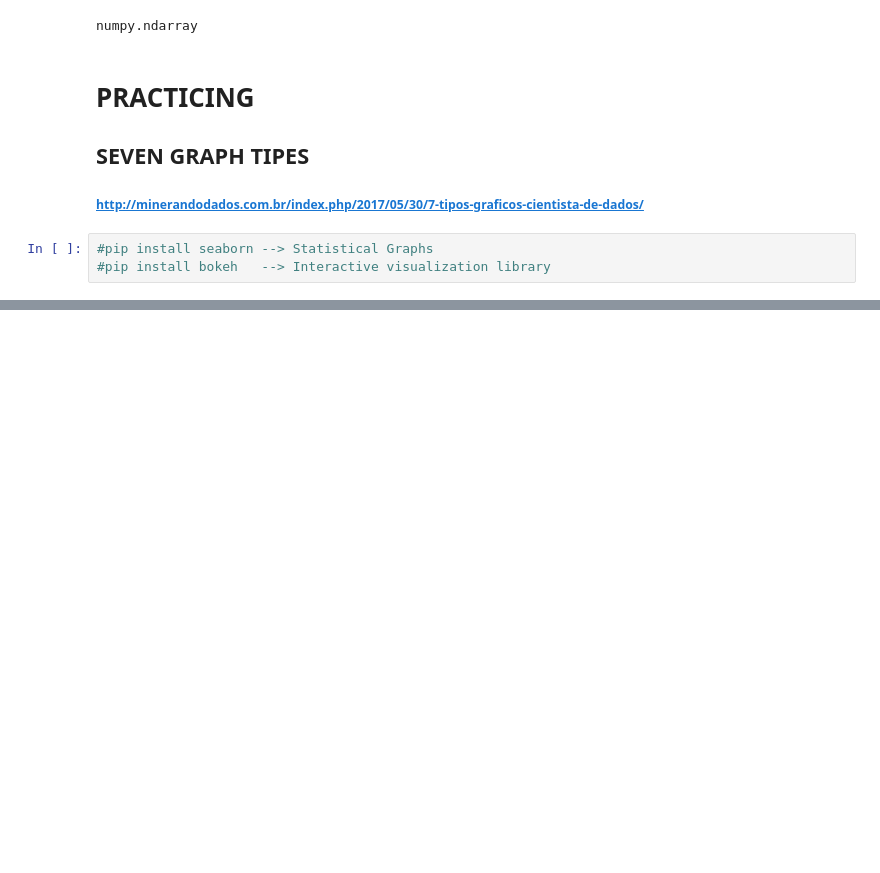
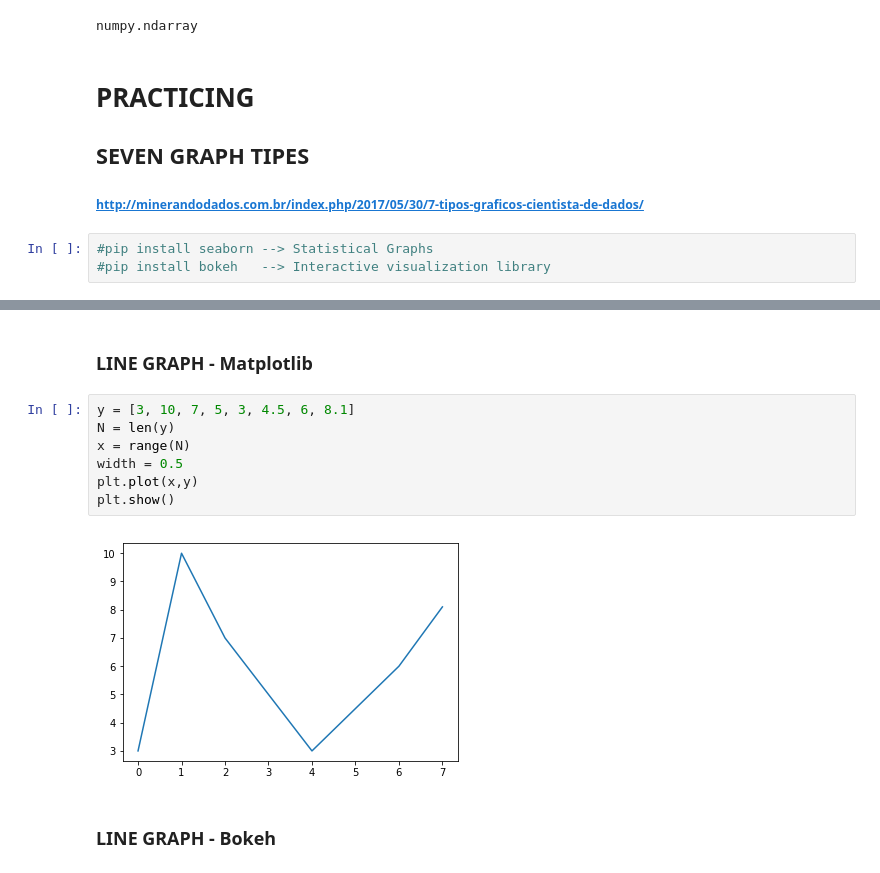
Before and after one commit to suemarsouza/Study, a Jupyter notebook: Numpy_Pandas_Matplotlib.ipynb, the cells around one changed output, grey strips where cells are left out. Cells and saved outputs as stored; diff of their text form; blank space fills up the shorter version.

```diff
--- a/Numpy_Pandas_Matplotlib.ipynb
+++ b/Numpy_Pandas_Matplotlib.ipynb
@@ -83,0 +206,14 @@ numpy.ndarray
+# %% [markdown]
+
+### LINE GRAPH - Matplotlib
+# %%
+y = [3, 10, 7, 5, 3, 4.5, 6, 8.1]
+N = len(y)
+x = range(N)
+width = 0.5
+plt.plot(x,y)
+plt.show()
+# %% [output]
+[figure, added]
+# %% [markdown]
+### LINE GRAPH - Bokeh
```
Also changed, not shown: parts of 14 cells of this notebook.
